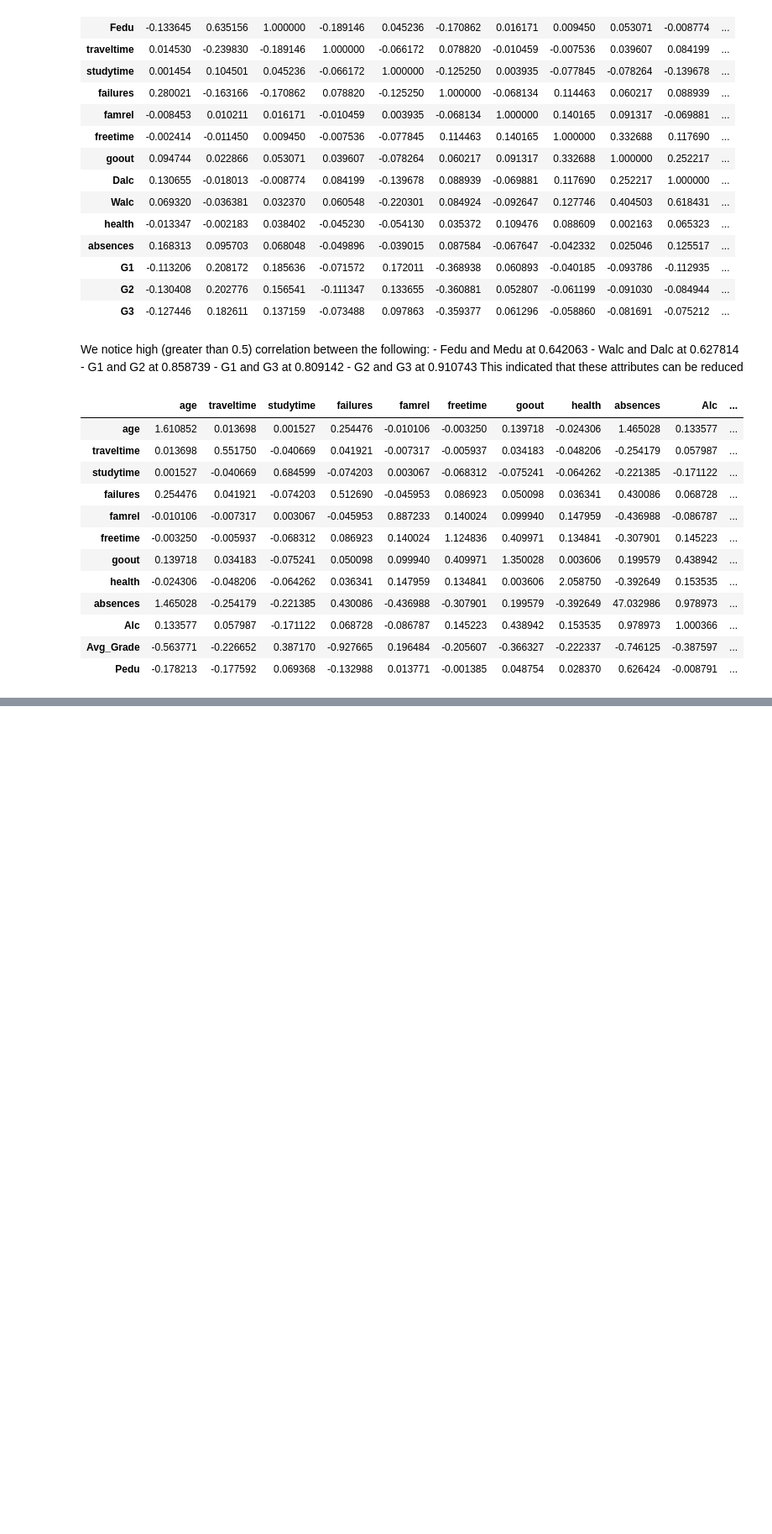
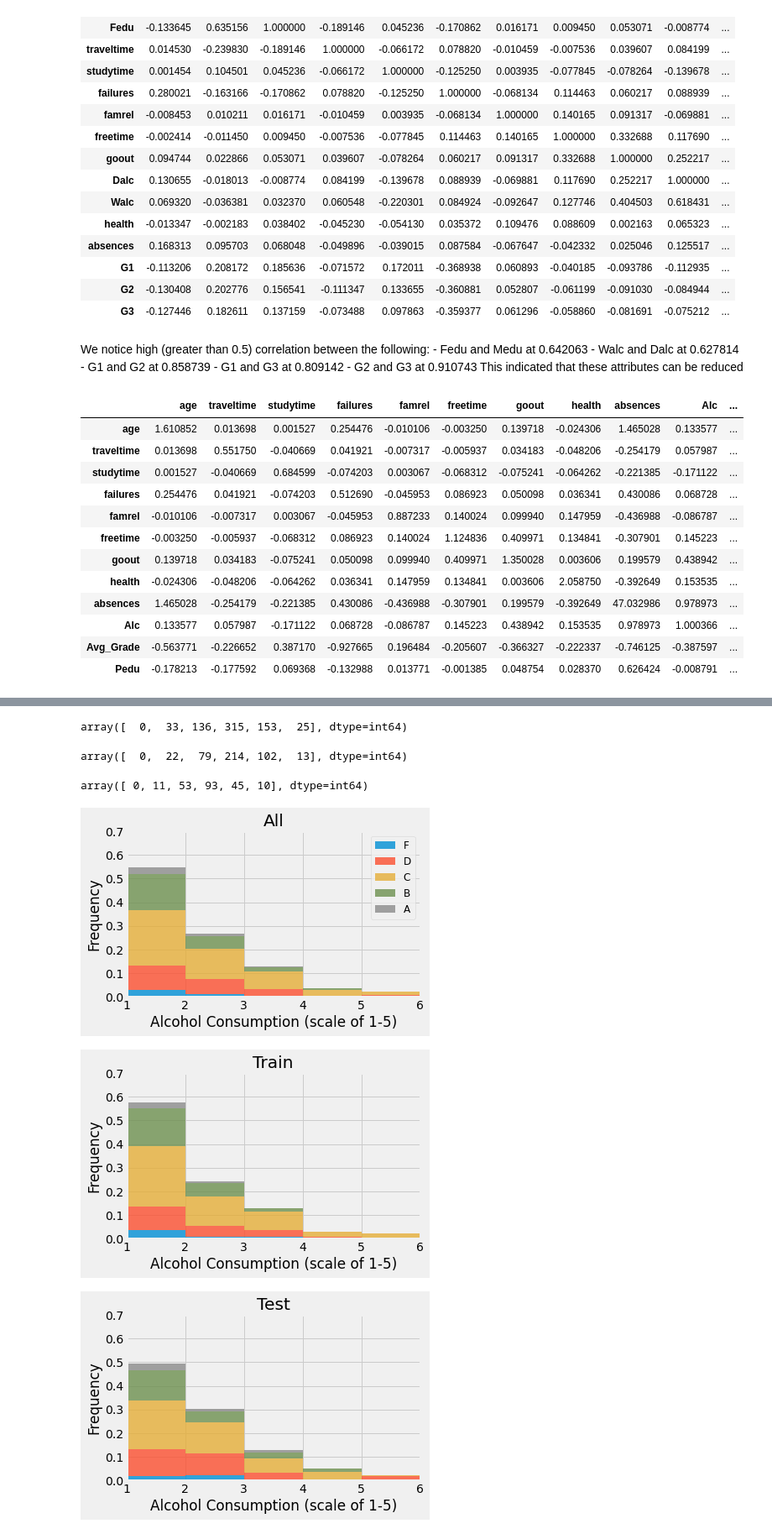
Before and after one commit to LuisTeran20/DataScienceProject, a Jupyter notebook: Project1_Part1_Group2/Project1_Part1_Group2.ipynb, the cells around one changed output, grey strips where cells are left out. Shown at 84% size. Saved outputs shown, nothing was run; the diff lists cells and outputs as text; code cells hidden in the pictures; blank space fills up the shorter version.

```diff
--- a/Project1_Part1_Group2/Project1_Part1_Group2.ipynb
+++ b/Project1_Part1_Group2/Project1_Part1_Group2.ipynb
@@ -168,0 +230,63 @@ sb.pairplot(df, hue='classroom', palette='hls', vars = ['age','Pedu','traveltime
+# %%
+data = [data, data2]
+# %%
+X, y = data
+# %%
+X, y = shuffle_arrays_unison([X, y], random_seed=123)
+X_train, X_test = X[:430], X[430:642]
+y_train, y_test = y[:430], y[430:642]
+# %%
+np.bincount(y)
+# %% [output]
+array([  0,  33, 136, 315, 153,  25], dtype=int64)
+# %%
+np.bincount(y_train)
+# %% [output]
+array([  0,  22,  79, 214, 102,  13], dtype=int64)
+# %%
+np.bincount(y_test)
+# %% [output]
+array([ 0, 11, 53, 93, 45, 10], dtype=int64)
+# %%
+df = pd.DataFrame(X)
+df['class'] = y
+df_train = pd.DataFrame(X_train)
+df_train['class'] = y_train
+df_test = pd.DataFrame(X_test)
+df_test['class'] = y_test
+# %%
+def stackhist(x, y, **kws):
+    grouped = x.groupby(y)
+    data = [d for _, d in grouped]
+    labels = [l for l, _ in grouped]
+    plt.hist(data,
+    histtype="barstacked",
+    label=labels,
+    alpha=0.8,
+    density=True,
+    bins=np.arange(0,7, 1))
+    plt.ylim([0, .7])
+    plt.xlim([1, 6])
+    plt.xlabel('Alcohol Consumption (scale of 1-5)')
+    plt.ylabel('Frequency')
+with plt.style.context('fivethirtyeight'):
+    stackhist(df[27], df['class'])
+    plt.legend(['F', 'D', 'C', 'B', 'A'], fontsize=12)
+    plt.title('All')
+    plt.tight_layout()
+    #plt.savefig('./all.svg')
+    plt.show()
+    stackhist(df_train[27], df_train['class'])
+    plt.title('Train')
+    plt.tight_layout()
+    #plt.savefig('./train.svg')
+    plt.show()
+    stackhist(df_test[27], df_test['class'])
+    plt.title('Test')
+    plt.tight_layout()
+    #plt.savefig('./test.svg')
+    plt.show()
+# %% [output]
+[figure, added]
+[figure, added]
+[figure, added]
```
Also changed, not shown: parts of 16 cells of this notebook, 1 other file.
